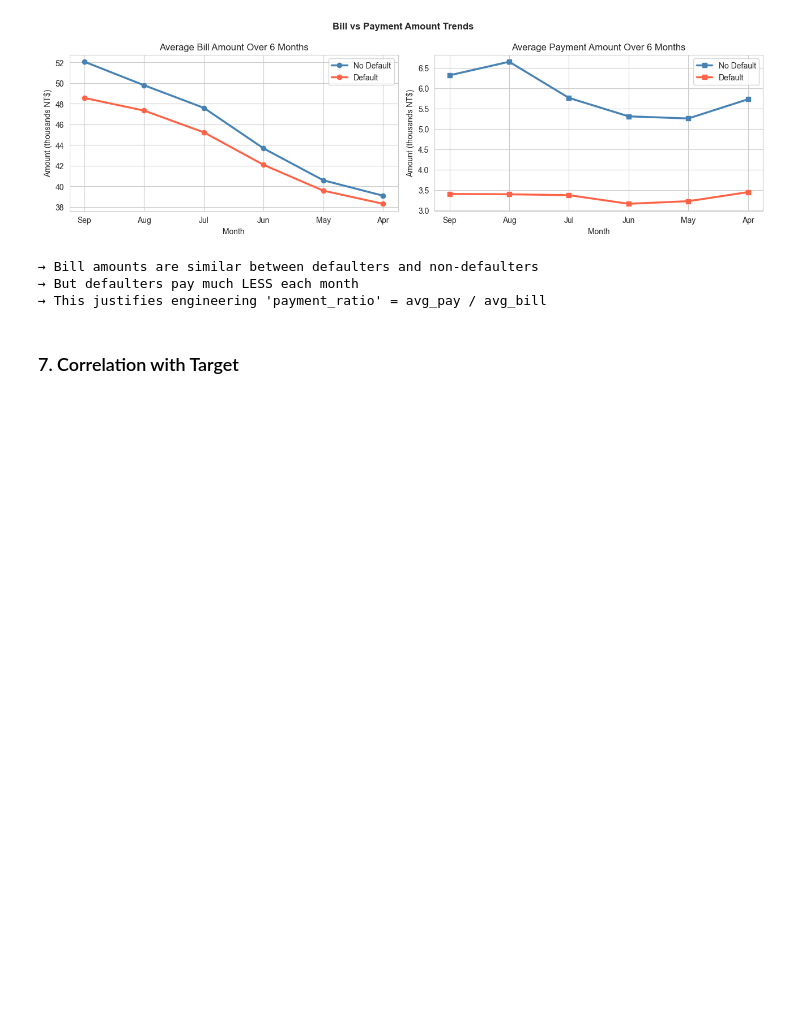
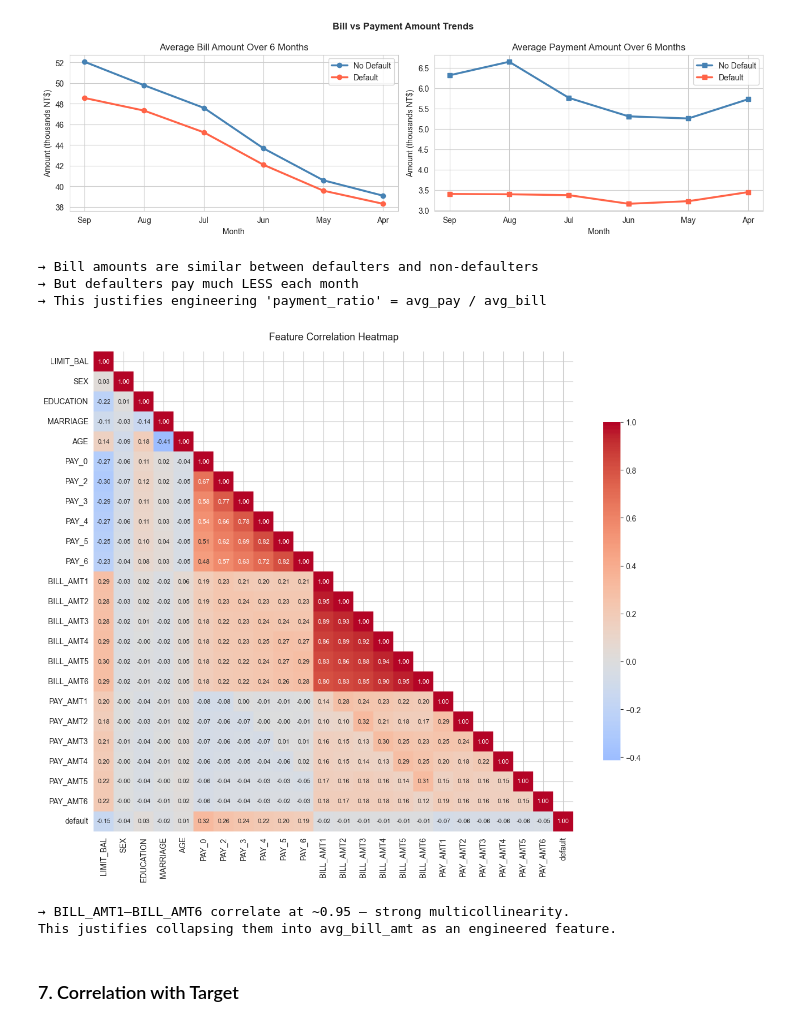
Before and after one commit to KarthikBhat21/dkv-ml-casestudy, a Jupyter notebook: notebooks/eda.ipynb, the cells around one changed output. Saved outputs shown, nothing was run; the diff lists cells and outputs as text; code cells hidden in the pictures; blank space fills up the shorter version.

```diff
--- a/notebooks/eda.ipynb
+++ b/notebooks/eda.ipynb
@@ -13,7 +13,7 @@ sns.set_style("whitegrid")
 
 pd.set_option('display.max_columns', None)
 # %%
-df = pd.read_excel(r"C:\Jobsties Academy\Updated CV\Data Scientist\DKV Mobility - Machine Learning Engineer - AI Insights (gn)\Case Study\AIIL-MLEngineer-Interview-Multiple-Models\artifacts\data\credit_card_default_raw.xls", header=1)
+df = pd.read_excel(r"C:\Jobsties Academy\Updated CV\Data Scientist\DKV Mobility - Machine Learning Engineer - AI Insights (gn)\dkv-ml-casestudy\data\credit_card_default_raw.xls", header=1)
 df.head()
 # %% [output]
 |  | ID | LIMIT_BAL | SEX | EDUCATION | MARRIAGE | AGE | PAY_0 | PAY_2 | PAY_3 | PAY_4 | ... |
@@ -323,6 +323,24 @@ print("→ This justifies engineering 'payment_ratio' = avg_pay / avg_bill")
 → Bill amounts are similar between defaulters and non-defaulters
 → But defaulters pay much LESS each month
 → This justifies engineering 'payment_ratio' = avg_pay / avg_bill
+# %%
+# Correlation heatmap
+plt.figure(figsize=(12, 10))
+corr = df.corr()
+mask = np.triu(np.ones_like(corr, dtype=bool), k=1)
+sns.heatmap(corr, mask=mask, annot=True, fmt=".2f",
+            cmap="coolwarm", center=0, square=True,
+            cbar_kws={"shrink": 0.7}, annot_kws={"size": 8})
+plt.title("Feature Correlation Heatmap", fontsize=13, pad=15)
+plt.tight_layout()
+plt.show()
+
+print("→ BILL_AMT1–BILL_AMT6 correlate at ~0.95 — strong multicollinearity.")
+print("This justifies collapsing them into avg_bill_amt as an engineered feature.")
+# %% [output]
+[figure, added]
+→ BILL_AMT1–BILL_AMT6 correlate at ~0.95 — strong multicollinearity.
+This justifies collapsing them into avg_bill_amt as an engineered feature.
 # %% [markdown]
 ### 7. Correlation with Target
 # %%
```
